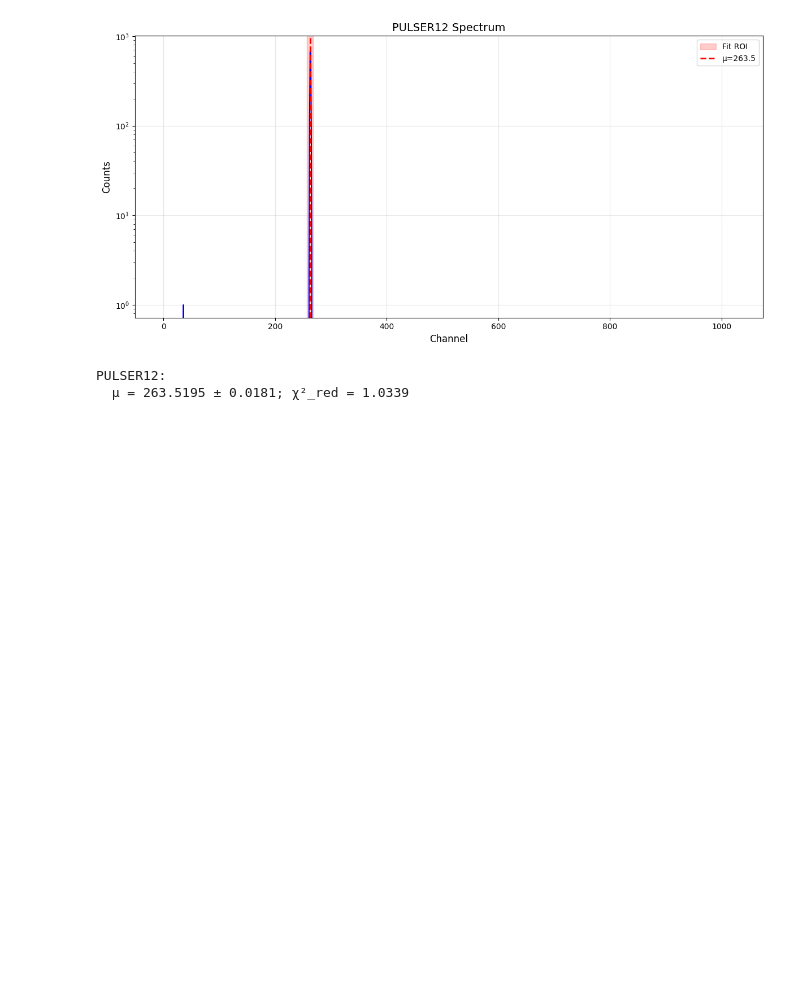
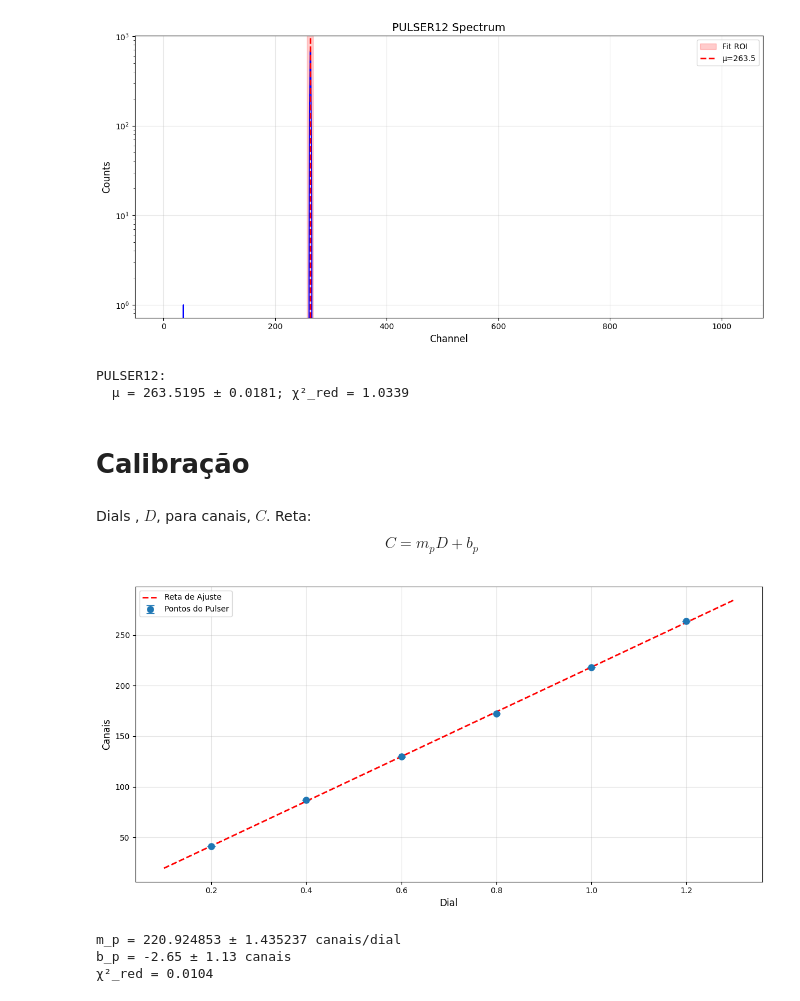
Before and after one commit to David-Amarante/LFEA, a Jupyter notebook: 01_calibracao.ipynb, the cells around one changed output. Cells and saved outputs as stored; diff of their text form; code cells hidden in the pictures; blank space fills up the shorter version.

```diff
--- a/01_calibracao.ipynb
+++ b/01_calibracao.ipynb
@@ -267,3 +267,42 @@ print(f"PULSER12: \n  μ = {mu_12:.4f} ± {sigma_12:.4f}; χ²_red = {chi2_12:.4
 [figure]
 PULSER12:
   μ = 263.5195 ± 0.0181; χ²_red = 1.0339
+# %% [markdown]
+# Calibração
+# %% [markdown]
+Dials , $D$, para canais, $C$.
+Reta:
+$$
+C = m_p D + b_p
+$$
+# %%
+pulser_C = np.array([mu_02, mu_04, mu_06, mu_08, mu_10, mu_12])
+pulser_C_sigma = np.array([sigma_02, sigma_04, sigma_06, sigma_08, sigma_10, sigma_12])
+pulser_D = np.array([0.2, 0.4, 0.6, 0.8, 1.0, 1.2])
+
+popt, pcov = optimize.curve_fit(linear, pulser_D, pulser_C, sigma=pulser_C_sigma)
+perr = np.sqrt(np.diag(pcov))
+
+pulser_C_fit = linear(pulser_D, *popt)
+
+chi2 = compute_chi2(pulser_C, pulser_C_fit, dof=len(pulser_C) - 2)
+
+fig, ax = plt.subplots(figsize=(12, 6))
+ax.errorbar(pulser_D, pulser_C, yerr=pulser_C_sigma, fmt='o', markersize=8, capsize=5, elinewidth=2, label='Pontos do Pulser')
+D_plot = np.linspace(pulser_D.min() - 0.1, pulser_D.max() + 0.1, 100)
+ax.plot(D_plot, linear(D_plot, *popt), 'r--', linewidth=2, label=f'Reta de Ajuste')
+ax.set_xlabel('Dial', fontsize=12)
+ax.set_ylabel('Canais', fontsize=12)
+ax.legend()
+ax.grid(True, alpha=0.3)
+plt.tight_layout()
+plt.show()
+
+print(f"m_p = {popt[0]:.6f} ± {perr[0]:.6f} canais/dial")
+print(f"b_p = {popt[1]:.2f} ± {perr[1]:.2f} canais")
+print(f"χ²_red = {chi2:.4f}")
+# %% [output]
+[figure, added]
+m_p = 220.924853 ± 1.435237 canais/dial
+b_p = -2.65 ± 1.13 canais
+χ²_red = 0.0104
```
Also changed, not shown: parts of 6 cells of this notebook.
